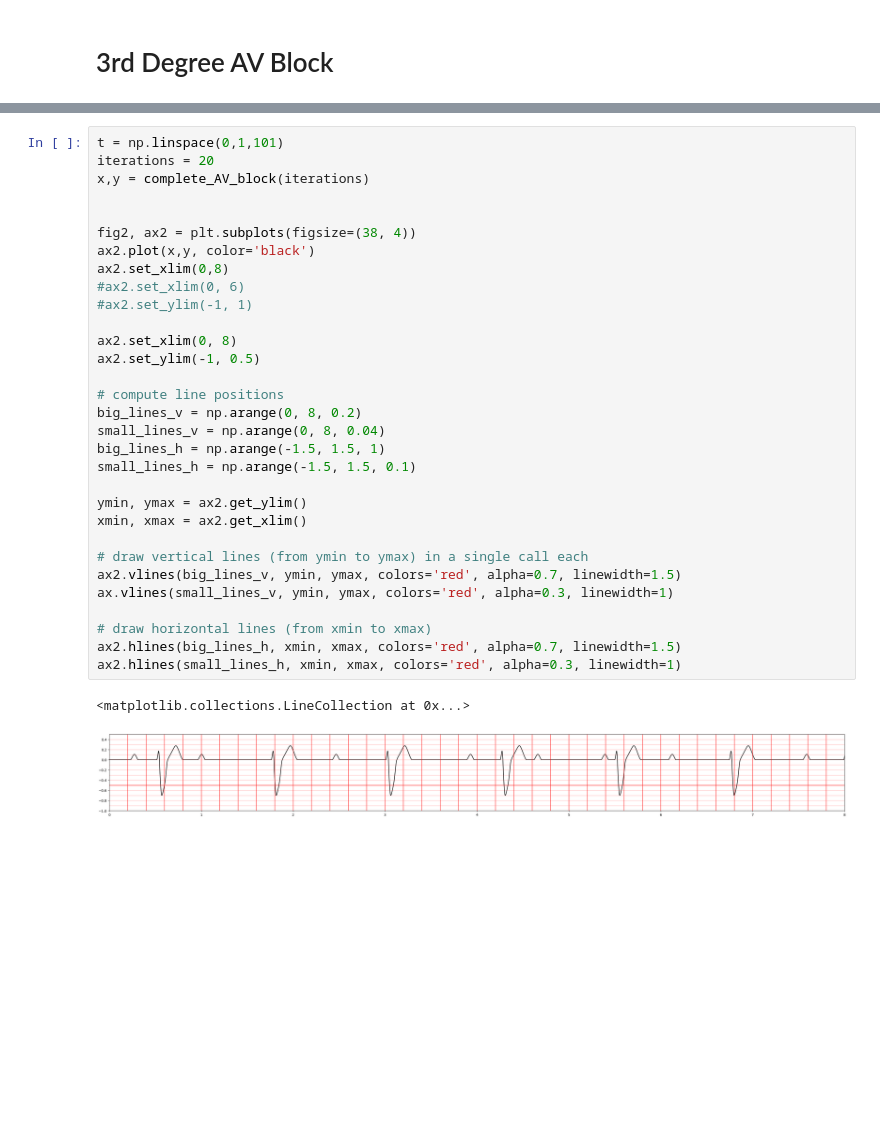
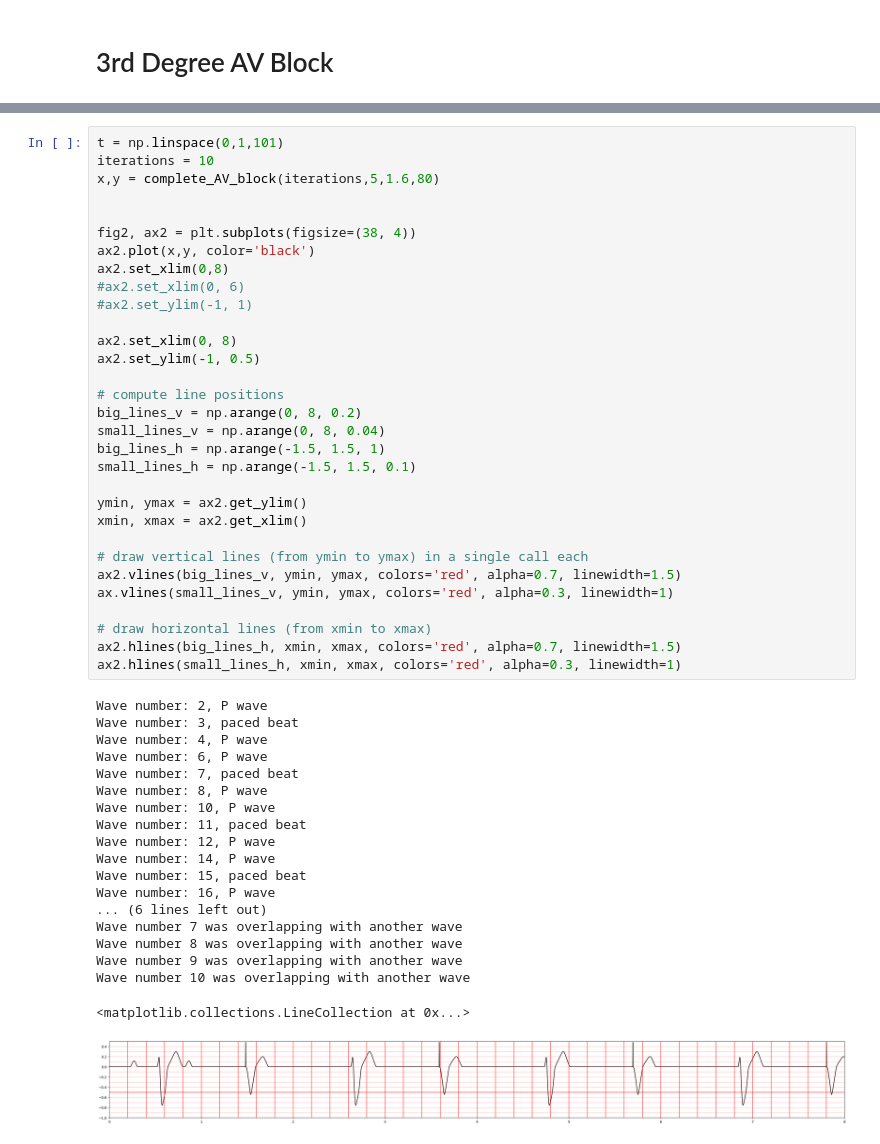
Before and after one commit to joonhaim/edupace, a Jupyter notebook: simulator-interface/ecg/ECG simulation - more organised version.ipynb, the cells around one changed output, grey strips where cells are left out. Cells and saved outputs as stored; diff of their text form; blank space fills up the shorter version.

Commit message:
Update ECG simulation - more organised version.ipynb
Pacing of 3rd degree heart block - work in progress but committing in case I mess stuff up later

```diff
--- a/simulator-interface/ecg/ECG simulation - more organised version.ipynb
+++ b/simulator-interface/ecg/ECG simulation - more organised version.ipynb
@@ -430,35 +711,52 @@ def complete_AV_block(iterations):
     return x, y
 # %%
 t = np.linspace(0,1,101)
-iterations = 20
-x,y = complete_AV_block(iterations)
+iterations = 10
+x,y = complete_AV_block(iterations,5,1.6,80)
 
 
 fig2, ax2 = plt.subplots(figsize=(38, 4))
 ax2.plot(x,y, color='black')
 ax2.set_xlim(0,8)
 #ax2.set_xlim(0, 6)
 #ax2.set_ylim(-1, 1)
 
 ax2.set_xlim(0, 8)
 ax2.set_ylim(-1, 0.5)
 
 # compute line positions
 big_lines_v = np.arange(0, 8, 0.2)
 small_lines_v = np.arange(0, 8, 0.04)
 big_lines_h = np.arange(-1.5, 1.5, 1)
 small_lines_h = np.arange(-1.5, 1.5, 0.1)
 
 ymin, ymax = ax2.get_ylim()
 xmin, xmax = ax2.get_xlim()
 
 # draw vertical lines (from ymin to ymax) in a single call each
 ax2.vlines(big_lines_v, ymin, ymax, colors='red', alpha=0.7, linewidth=1.5)
 ax.vlines(small_lines_v, ymin, ymax, colors='red', alpha=0.3, linewidth=1)
 
 # draw horizontal lines (from xmin to xmax)
 ax2.hlines(big_lines_h, xmin, xmax, colors='red', alpha=0.7, linewidth=1.5)
 ax2.hlines(small_lines_h, xmin, xmax, colors='red', alpha=0.3, linewidth=1)
 # %% [output]
-<matplotlib.collections.LineCollection at 0x...>
+Wave number: 2, P wave
+Wave number: 3, paced beat
+Wave number: 4, P wave
+Wave number: 6, P wave
+Wave number: 7, paced beat
+Wave number: 8, P wave
+Wave number: 10, P wave
+Wave number: 11, paced beat
+Wave number: 12, P wave
+Wave number: 14, P wave
+Wave number: 15, paced beat
+Wave number: 16, P wave
+... (6 lines left out)
+Wave number 7 was overlapping with another wave
+Wave number 8 was overlapping with another wave
+Wave number 9 was overlapping with another wave
+Wave number 10 was overlapping with another wave
+<matplotlib.collections.LineCollection at 0x...>
-[figure, old version]
+[figure, new version]
```
Also changed, not shown: parts of 4 cells of this notebook.
